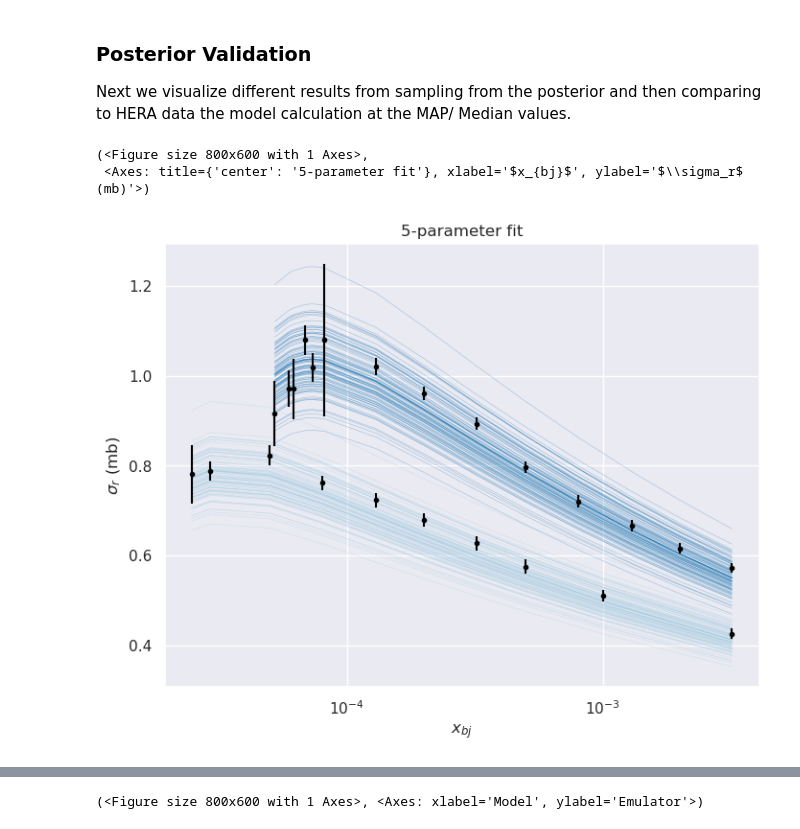
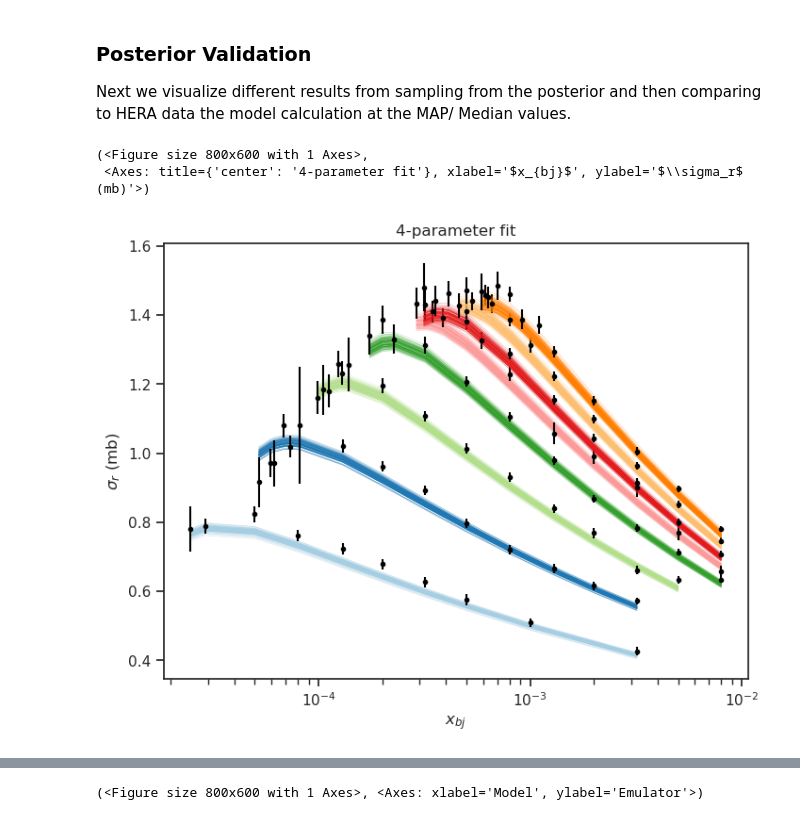
Before and after one commit to camcasuga/BayesianBK_results, a Jupyter notebook: analysis.ipynb, the cells around one changed output, grey strips where cells are left out. Saved outputs shown, nothing was run; the diff lists cells and outputs as text; code cells hidden in the pictures.

```diff
--- a/analysis.ipynb
+++ b/analysis.ipynb
@@ -4,7 +4,7 @@ This Jupyter notebook contains important plots present in the paper with relevan
 # %%
 from my_plotting import *
 from my_functions import *
-sns.set()
+sns.set_style('ticks')
 # %% [markdown]
 #### important files
 - pickled emulator, pca, and scaler
@@ -14,4 +14,8 @@ sns.set()
 - parameter samples
 - posterior samples (or just sample from the complete set)
 - model values for posterior samples
+# %%
+# first decide if we are dealing with correlated setup and which model
+correlated_ = True
+model_ = "mve/" # or "mv5" for the 5 parameter case
 # %%
@@ -56,6 +57,8 @@ pred_val, err_val = return_predictions(emulators, theta_val, correlated=correlat
 
 # emulator and bayesian posterior validation
 train_post, theta_post = load_training_data(train_file_post, theta_file_post)
+cut = my_cut_array(0.0, 60.0, theta_post[:,1])
+train_post, theta_post = train_post[cut], theta_post[cut]
 pred_post, err_post = return_predictions(emulators, theta_post, correlated=correlated_)
 
 # Posterior samples
@@ -65,8 +68,8 @@ posterior_parameters_all = np.vstack(np.loadtxt(posterior_parameters_all_file))
 exp_df, exp, exp_err, xbj = load_exp(exp_file, correlated = correlated_)
 
 # mean, median and map values
-l_bounds = [0.04, 0.9, 0.5, 2.0, 12.0] if model_ == "mv5" else [0.04, 0.5, 2.0, 12.0]
-u_bounds = [0.11, 1.1, 60.0, 10.0, 18.0] if model_ == "mv5" else [0.11, 60.0, 10.0, 18.0]
+l_bounds = [0.04, 0.9, 0.5, 2.0, 12.0] if model_ == "mv5/" else [0.04, 0.5, 2.0, 12.0]
+u_bounds = [0.11, 1.1, 60.0, 10.0, 18.0] if model_ == "mv5/" else [0.11, 60.0, 10.0, 18.0]
 median = np.median(posterior_parameters_all, axis=0).reshape(1,-1)
 mean = np.mean(posterior_parameters_all, axis=0).reshape(1,-1)
 MAP = minimize(lambda theta: -log_posterior(theta, l_bounds, u_bounds, emulators, exp, exp_err, correlated = correlated_), median.reshape(-1)).x
@@ -139,9 +146,9 @@ median_emulator, median_emulator_err = return_predictions(emulators, median, cor
 MAP_emulator, MAP_emulator_err = return_predictions(emulators, MAP, correlated=correlated_)
 #display_MAP(posterior_parameters_all, param_names, l_bounds, u_bounds, emulators, exp, exp_err, correlated = correlated_)
 # %%
-plot_model_vs_exp([2., 4.5], 318.0, train_post, exp_df, exp_err, title_ = "{}-parameter fit".format(5), correlated = correlated_)
+plot_model_vs_exp([2., 4.5, 8.5, 15.0, 22.0,  27.,  35.,  45.], 318.0, train_post, exp_df, exp_err, title_ = "{}-parameter fit".format(n_params), correlated = correlated_)
 # 8.5, 15.0, 22.0,  27.,  35.,  45.
 # %% [output]
 (<Figure size 800x600 with 1 Axes>,
- <Axes: title={'center': '5-parameter fit'}, xlabel='$x_{bj}$', ylabel='$\\sigma_r$ (mb)'>)
+ <Axes: title={'center': '4-parameter fit'}, xlabel='$x_{bj}$', ylabel='$\\sigma_r$ (mb)'>)
-[figure, old version]
+[figure, new version]
```
Also changed, not shown: parts of 16 cells of this notebook, 6 other files.
